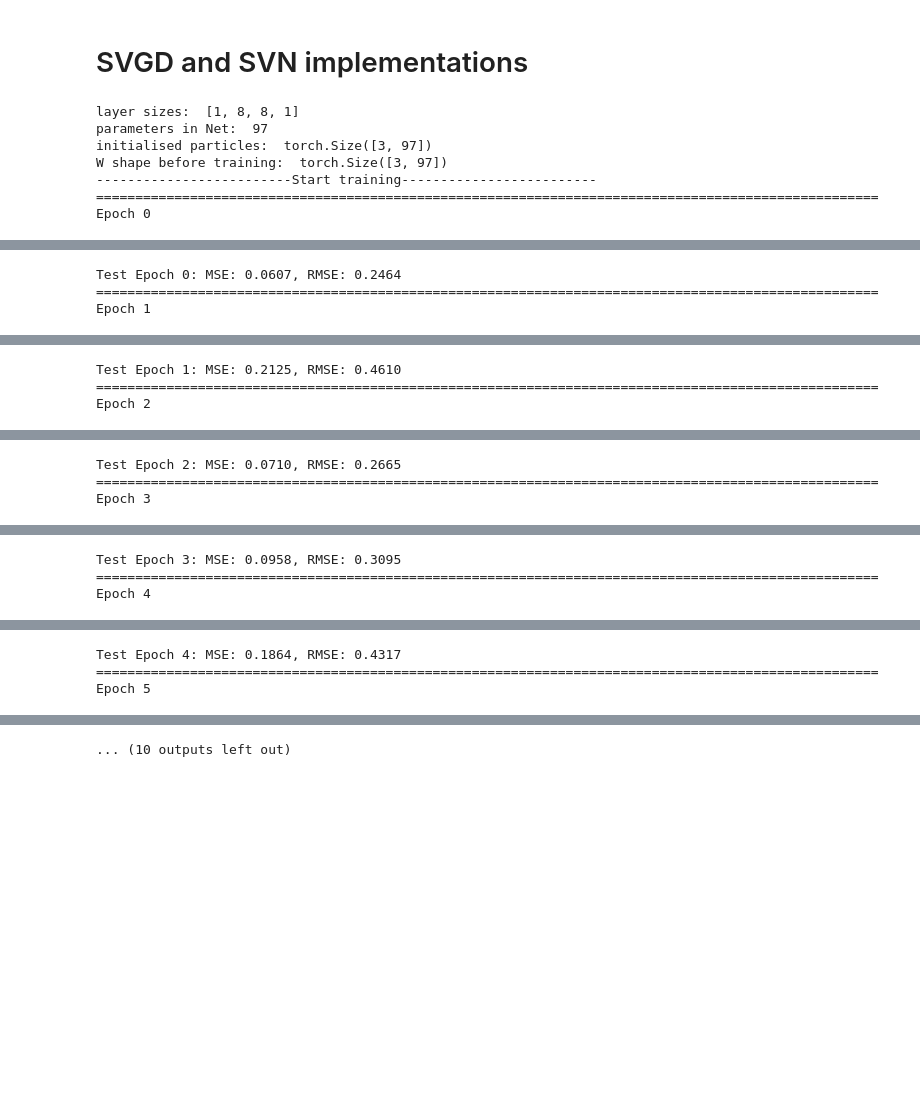
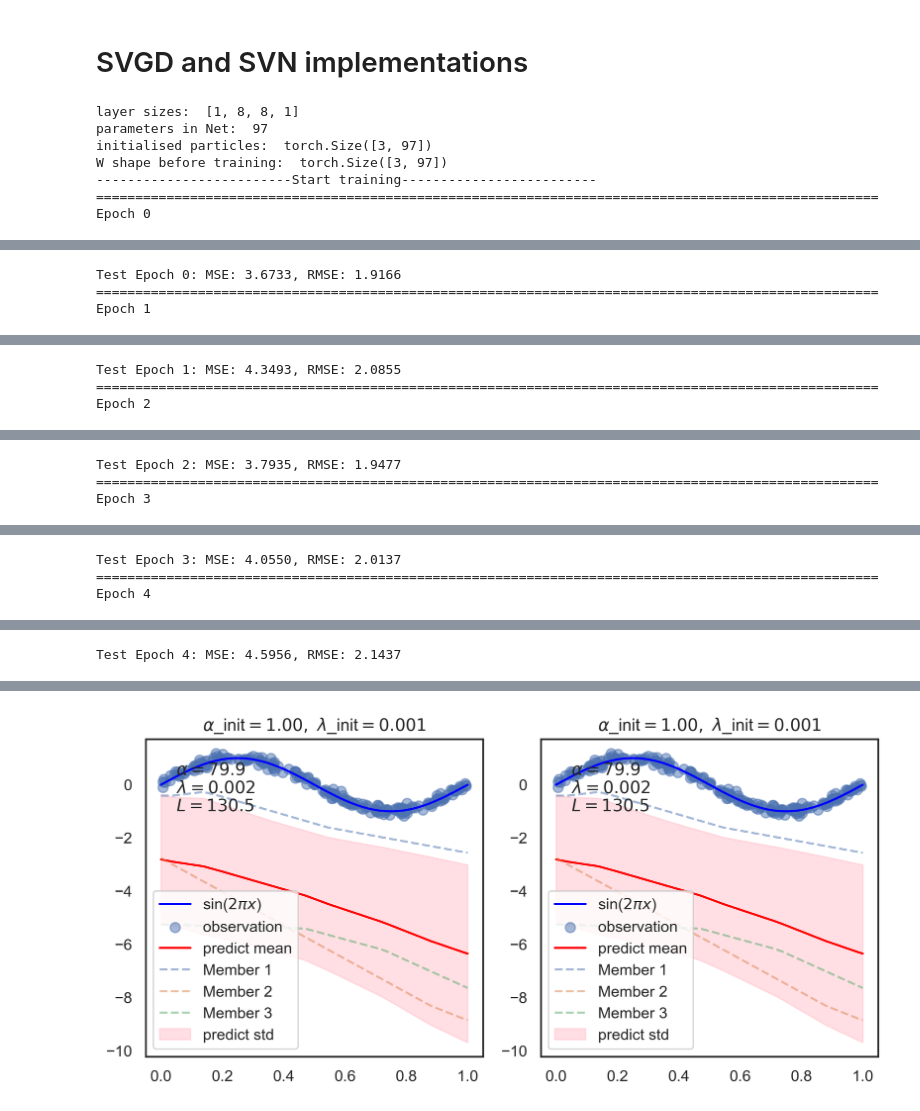
Before and after one commit to klemens-floege/svn_ensembles, a Jupyter notebook: NN_laplaceSVN.ipynb, the cells around one changed output, grey strips where cells are left out. Saved outputs shown, nothing was run; the diff lists cells and outputs as text; code cells hidden in the pictures; blank space fills up the shorter version.

```diff
--- a/NN_laplaceSVN.ipynb
+++ b/NN_laplaceSVN.ipynb
@@ -385,7 +385,7 @@ eval_dataset = Dataset(x_eval_split, y_eval_split)
 
 
 # Creating a DataLoaders
-batch_size = 4  # Define your batch size
+batch_size = 32  # Define your batch size
 shuffle = False  # Shuffle the data every epoch
 num_workers = 1  # How many subprocesses to use for data loading
 n_data = 200
@@ -398,7 +398,7 @@ eval_dataloader = DataLoader(eval_dataset, batch_size=batch_size, shuffle=True)
 K = RBF(0.001)
 lr = 1e-4
 
-num_epochs = 10
+num_epochs = 5
 metrics = train(ensemble, lr, num_epochs, train_dataloader, eval_dataloader, device, use_SVN=False)
 
 
@@ -418,3 +418,3 @@ Train Epoch 0, Loss 1 = -125866.0391, Loss 2 = -46842.7383, Loss 3 = -24639.3770
-Test Epoch 0: MSE: 0.0607, RMSE: 0.2464
+Test Epoch 0: MSE: 3.6733, RMSE: 1.9166
 ====================================================================================================
 Epoch 1
@@ -422,3 +422,3 @@ Train Epoch 1, Loss 1 = -103718.5234, Loss 2 = -32429.5840, Loss 3 = -35172.3320
-Test Epoch 1: MSE: 0.2125, RMSE: 0.4610
+Test Epoch 1: MSE: 4.3493, RMSE: 2.0855
 ====================================================================================================
 Epoch 2
@@ -426,3 +426,3 @@ Train Epoch 2, Loss 1 = -95725.5547, Loss 2 = -49179.4570, Loss 3 = -14562.3018
-Test Epoch 2: MSE: 0.0710, RMSE: 0.2665
+Test Epoch 2: MSE: 3.7935, RMSE: 1.9477
 ====================================================================================================
 Epoch 3
@@ -430,3 +430,3 @@ Train Epoch 3, Loss 1 = -88571.0469, Loss 2 = -37865.0664, Loss 3 = -19870.2734
-Test Epoch 3: MSE: 0.0958, RMSE: 0.3095
+Test Epoch 3: MSE: 4.0550, RMSE: 2.0137
 ====================================================================================================
 Epoch 4
@@ -434,3 +434 @@ Train Epoch 4, Loss 1 = -115553.7656, Loss 2 = -12435.2393, Loss 3 = -25944.1504
-Test Epoch 4: MSE: 0.1864, RMSE: 0.4317
-====================================================================================================
-Epoch 5
+Test Epoch 4: MSE: 4.5956, RMSE: 2.1437
@@ -438,4 +435,4 @@ Train Epoch 5, Loss 1 = -89972.7500, Loss 2 = -33711.9570, Loss 3 = -15512.5664
-... (10 outputs left out)
+[figure, added]
 # %%
 import torch.nn.functional as F
 
```
Also changed, not shown: parts of 2 cells of this notebook, 2 other files.
